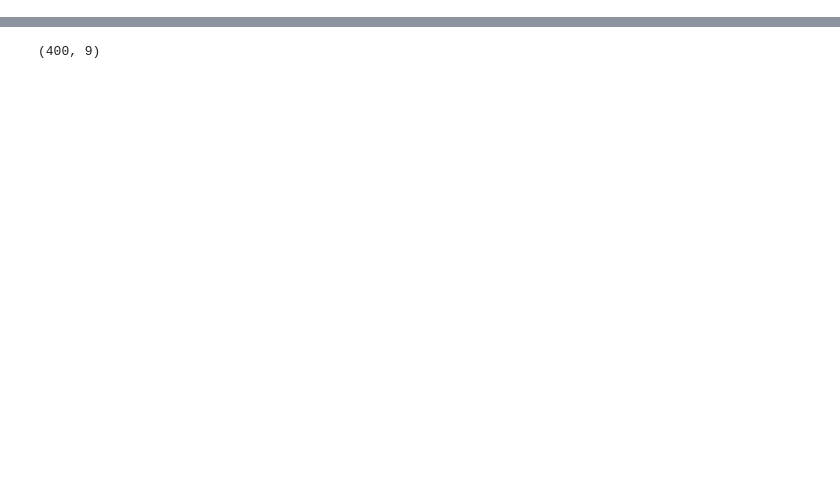
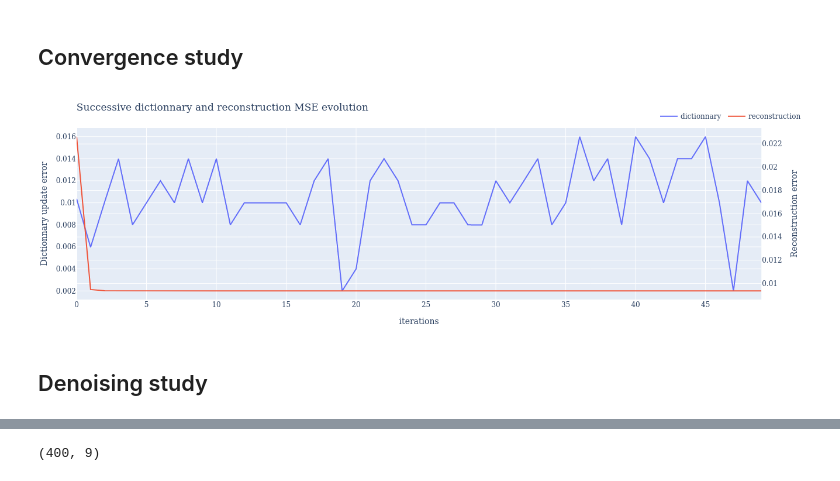
Before and after one commit to Flbk/mva-ts-project, a Jupyter notebook: K-SVD-notebook.ipynb, the cells around one changed output, grey strips where cells are left out. Drawn from its saved outputs; the diff is of its cells as text; code cells hidden in the pictures; blank space fills up the shorter version.

```diff
--- a/K-SVD-notebook.ipynb
+++ b/K-SVD-notebook.ipynb
@@ -143,0 +343,43 @@ plot_real_pred(measure, pred, 10, 10)
+# %% [markdown]
+## Convergence study
+# %%
+fig = make_subplots(specs=[[{"secondary_y": True}]])
+x_plot = np.arange(max_iter)
+# Add traces
+fig.add_trace(
+    go.Scatter(x=x_plot, y=ksvd.dict_errors, name="dictionnary"),
+    secondary_y=False,
+)
+
+fig.add_trace(
+    go.Scatter(x=x_plot, y=ksvd.reconstruction_errors, name="reconstruction"),
+    secondary_y=True,
+)
+
+
+# Set x-axis title
+fig.update_xaxes(title_text="iterations")
+
+# Set y-axes titles
+fig.update_yaxes(title_text="Dictionnary update error", secondary_y=False)
+fig.update_yaxes(title_text="Reconstruction error", secondary_y=True)
+fig.update_layout(
+    margin={"t": 60, "b": 5, "r": 5, "l": 5},
+    showlegend=True,
+    font_family="Serif",
+    title_text="Successive dictionnary and reconstruction MSE evolution",
+    width=800,
+    height=400,
+    legend=dict(
+    orientation="h",
+    yanchor="bottom",
+    y=1.02,
+    xanchor="right",
+    x=1
+    )
+    )
+fig.show()
+# %% [output]
+[figure, added]
+# %% [markdown]
+## Denoising study
```
Also changed, not shown: parts of 36 cells of this notebook.
